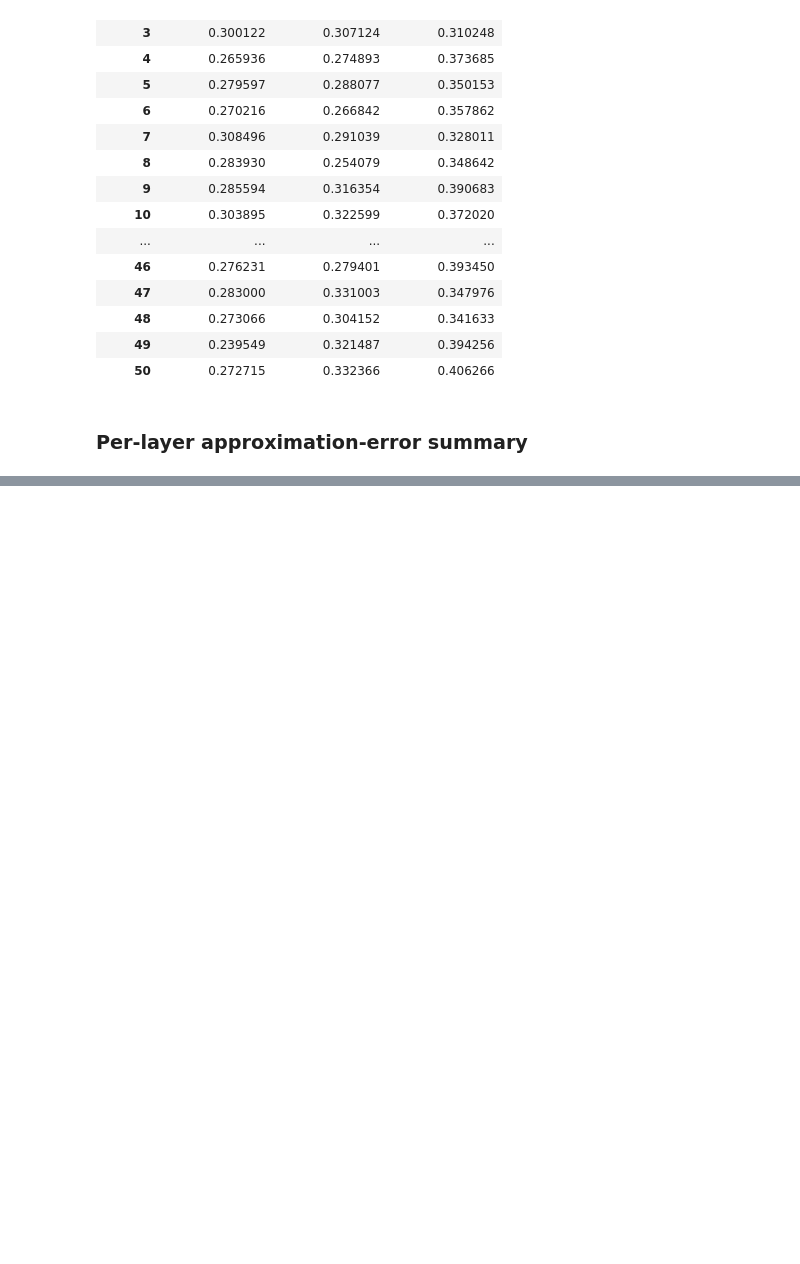
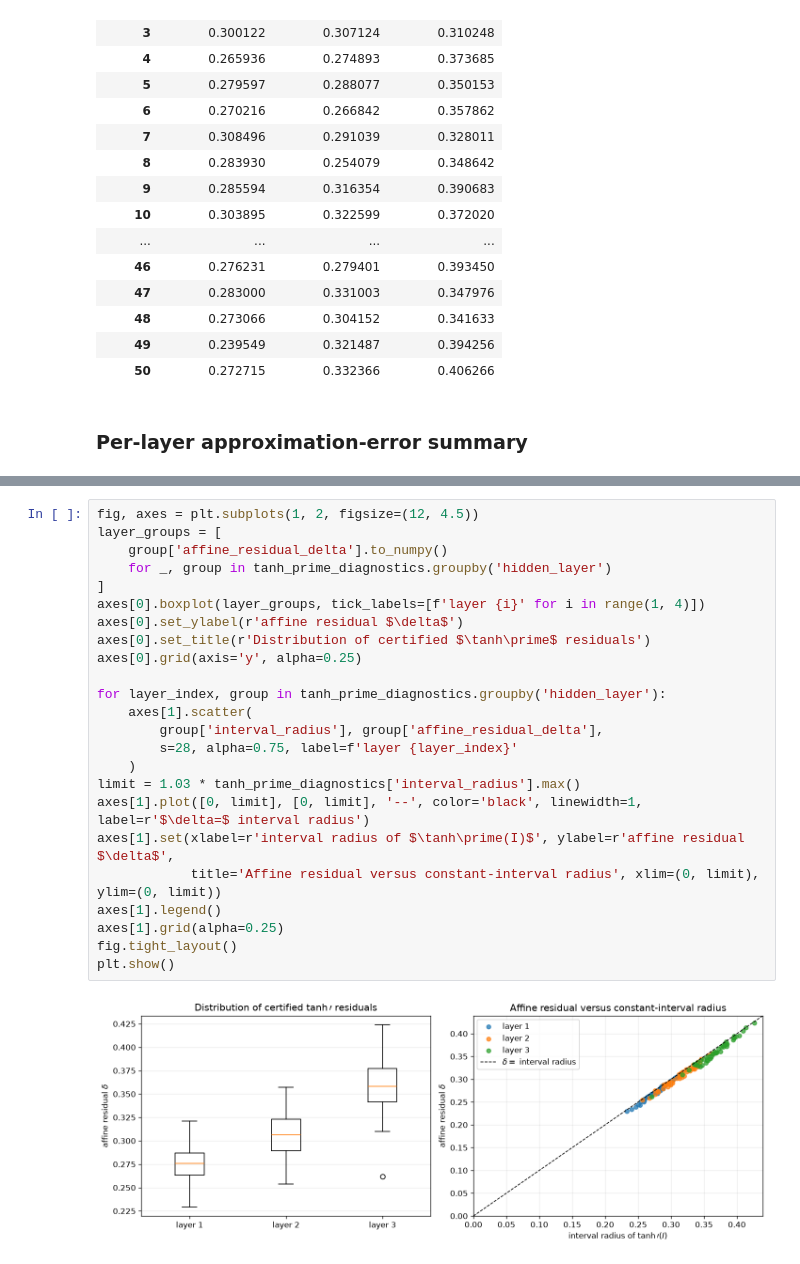
Before and after one commit to pcpet/intervalNets, a Jupyter notebook: notebooks/pz_w12_polynomial_reduction_benchmarks.ipynb, the cells around one changed output, grey strips where cells are left out. Cells and saved outputs as stored; diff of their text form; blank space fills up the shorter version.

Commit message:
Benchmark certified polynomial support reductions

```diff
--- a/notebooks/pz_w12_polynomial_reduction_benchmarks.ipynb
+++ b/notebooks/pz_w12_polynomial_reduction_benchmarks.ipynb
@@ -301,0 +499,26 @@ activation_error_summary
+# %%
+fig, axes = plt.subplots(1, 2, figsize=(12, 4.5))
+layer_groups = [
+    group['affine_residual_delta'].to_numpy()
+    for _, group in tanh_prime_diagnostics.groupby('hidden_layer')
+]
+axes[0].boxplot(layer_groups, tick_labels=[f'layer {i}' for i in range(1, 4)])
+axes[0].set_ylabel(r'affine residual $\delta$')
+axes[0].set_title(r'Distribution of certified $\tanh\prime$ residuals')
+axes[0].grid(axis='y', alpha=0.25)
+
+for layer_index, group in tanh_prime_diagnostics.groupby('hidden_layer'):
+    axes[1].scatter(
+        group['interval_radius'], group['affine_residual_delta'],
+        s=28, alpha=0.75, label=f'layer {layer_index}'
+    )
+limit = 1.03 * tanh_prime_diagnostics['interval_radius'].max()
+axes[1].plot([0, limit], [0, limit], '--', color='black', linewidth=1, label=r'$\delta=$ interval radius')
+axes[1].set(xlabel=r'interval radius of $\tanh\prime(I)$', ylabel=r'affine residual $\delta$',
+            title='Affine residual versus constant-interval radius', xlim=(0, limit), ylim=(0, limit))
+axes[1].legend()
+axes[1].grid(alpha=0.25)
+fig.tight_layout()
+plt.show()
+# %% [output]
+[figure, added]
```
Also changed, not shown: parts of 34 cells of this notebook, 7 other files.
